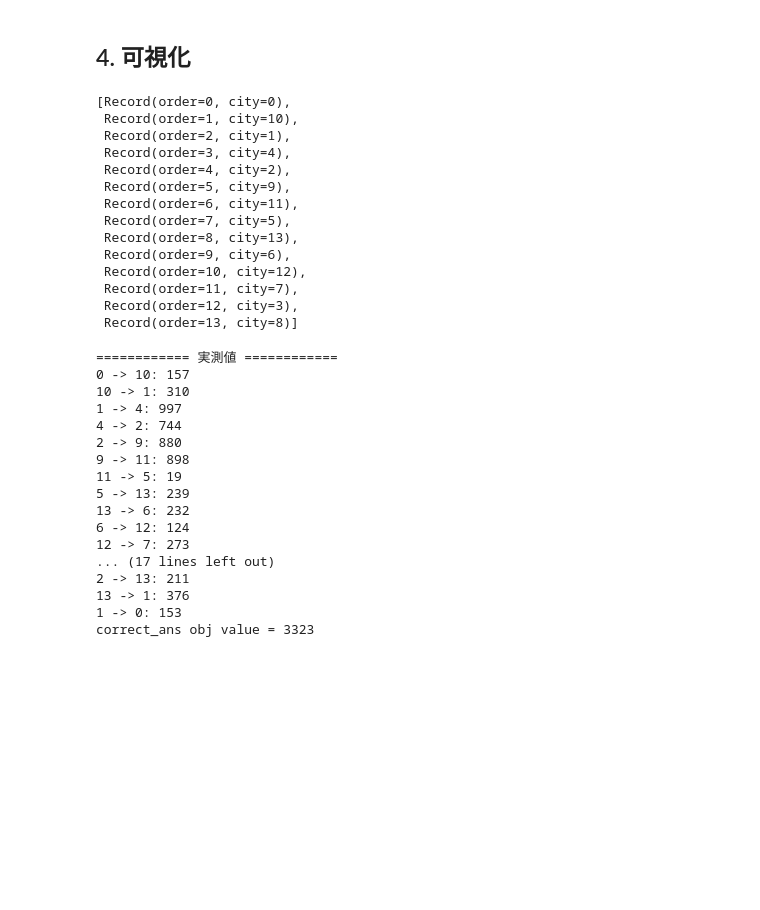
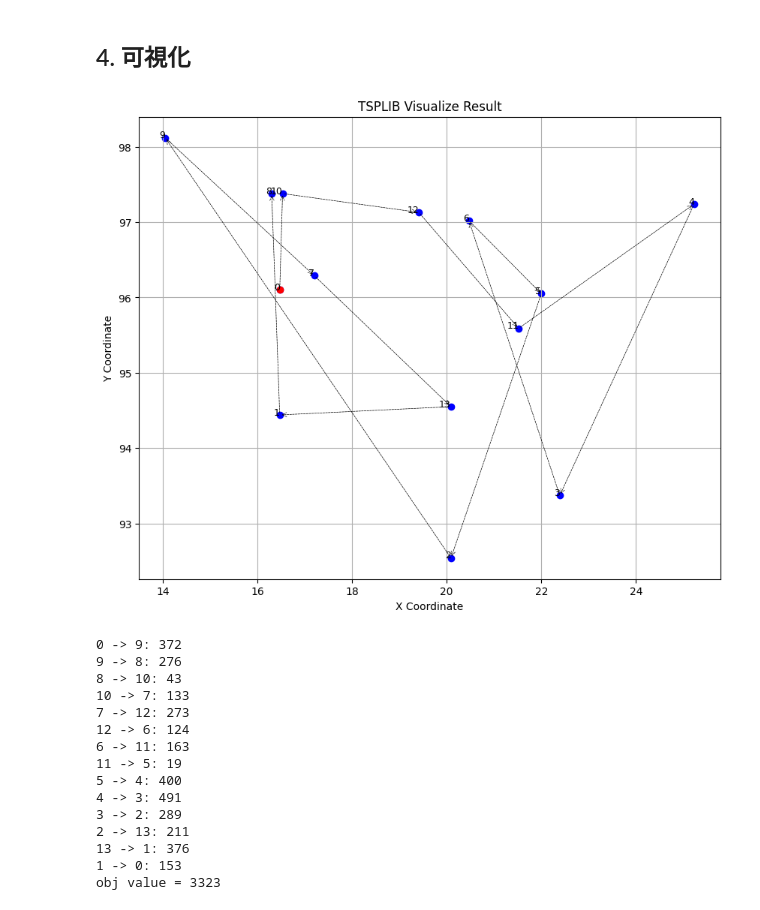
Before and after one commit to chuck765/opt, a Jupyter notebook: tsplib/src/tsplib_update.ipynb, the cells around one changed output. Drawn from its saved outputs; the diff is of its cells as text; code cells hidden in the pictures; blank space fills up the shorter version.

```diff
--- a/tsplib/src/tsplib_update.ipynb
+++ b/tsplib/src/tsplib_update.ipynb
@@ -67,40 +49,26 @@ from modules.post_proceesing import OptimizeRoute, Visualize
 
 optimize_route = OptimizeRoute(route=route)
 optimize_route.add_record()
-optimize_route.record
+records = optimize_route.record
-# %% [output]
-[Record(order=0, city=0),
- Record(order=1, city=10),
- Record(order=2, city=1),
- Record(order=3, city=4),
- Record(order=4, city=2),
- Record(order=5, city=9),
- Record(order=6, city=11),
- Record(order=7, city=5),
- Record(order=8, city=13),
- Record(order=9, city=6),
- Record(order=10, city=12),
- Record(order=11, city=7),
- Record(order=12, city=3),
- Record(order=13, city=8)]
 # %%
-visualize = Visualize(nodes=nodes,record=optimize_route.record, dist_matrix=dist_matrix)
-visualize.to_objective_result()
+visualize = Visualize(nodes=nodes,record=records, dist_matrix=dist_matrix)
-# %% [output]
-============ 実測値 ============
-0 -> 10: 157
-10 -> 1: 310
-1 -> 4: 997
-4 -> 2: 744
-2 -> 9: 880
-9 -> 11: 898
-11 -> 5: 19
-5 -> 13: 239
-13 -> 6: 232
-6 -> 12: 124
-12 -> 7: 273
-... (17 lines left out)
-2 -> 13: 211
-13 -> 1: 376
-1 -> 0: 153
-correct_ans obj value = 3323
+# %%
+visualize.plot_route()
+visualize.to_objective_value(correct_ans_flg=True)
+# %% [output]
+[figure, added]
+0 -> 9: 372
+9 -> 8: 276
+8 -> 10: 43
+10 -> 7: 133
+7 -> 12: 273
+12 -> 6: 124
+6 -> 11: 163
+11 -> 5: 19
+5 -> 4: 400
+4 -> 3: 491
+3 -> 2: 289
+2 -> 13: 211
+13 -> 1: 376
+1 -> 0: 153
+obj value = 3323
```
Also changed, not shown: parts of 3 cells of this notebook, 4 other files.
